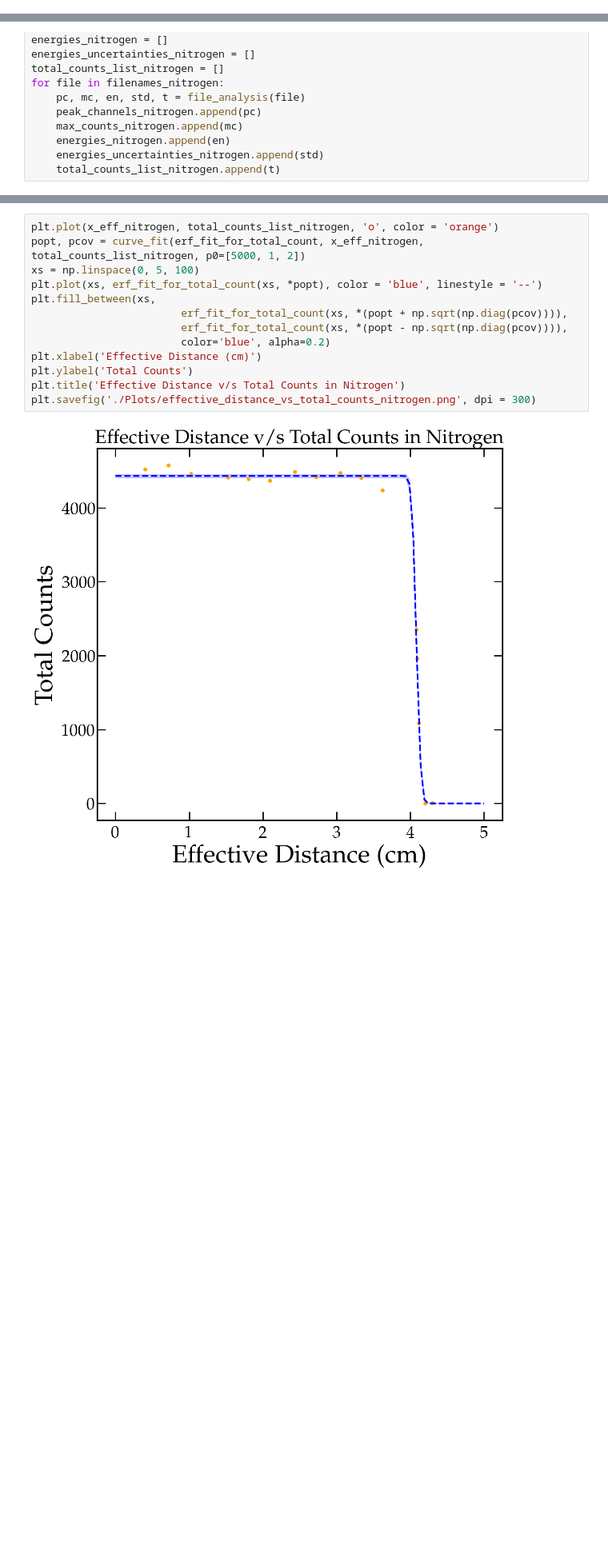
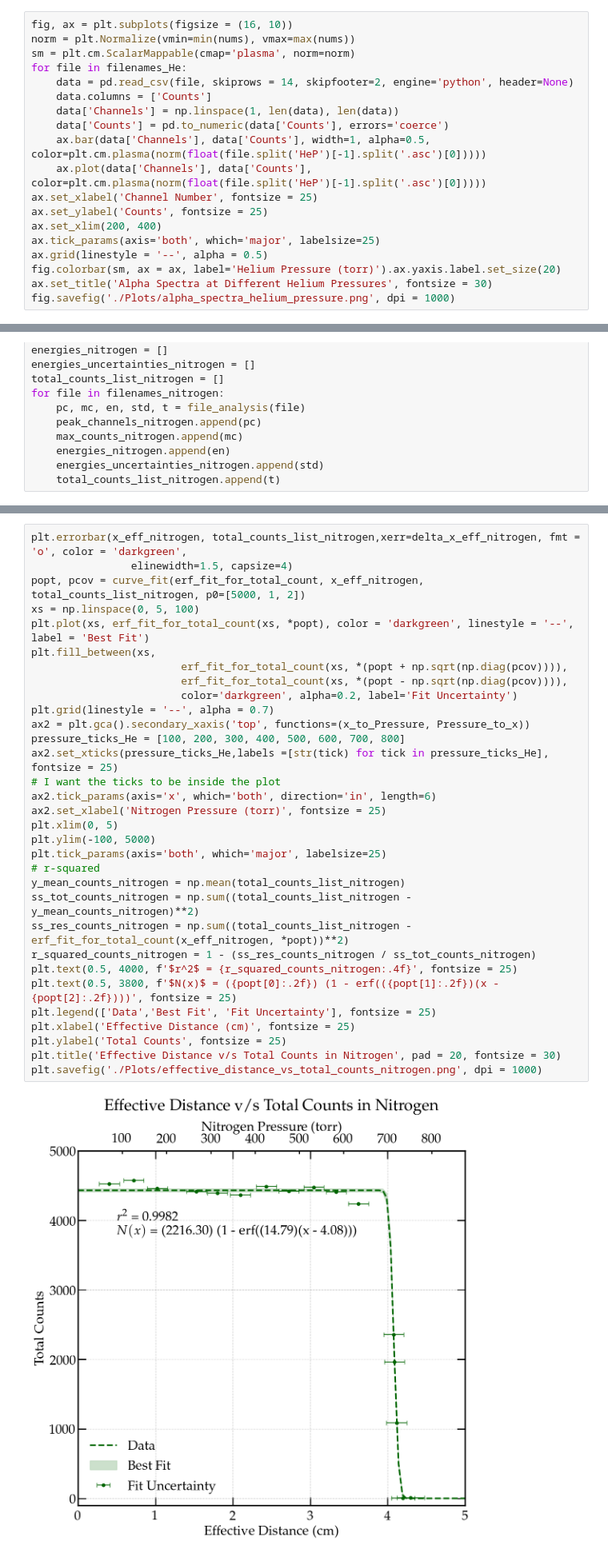
Before and after one commit to chinmayAmbasht/phys-403-alpha-range, a Jupyter notebook: day1.ipynb, the cells around one changed output, grey strips where cells are left out. Shown at 80% size. Drawn from its saved outputs; the diff is of its cells as text; blank space fills up the shorter version.

```diff
--- a/day1.ipynb
+++ b/day1.ipynb
@@ -403,3 +600,22 @@ for file in filenames_He:
     energies_He.append(en)
     energies_uncertainties_He.append(std)
     total_counts_list_He.append(t)
+# %%
+fig, ax = plt.subplots(figsize = (16, 10))
+norm = plt.Normalize(vmin=min(nums), vmax=max(nums))
+sm = plt.cm.ScalarMappable(cmap='plasma', norm=norm)
+for file in filenames_He:
+    data = pd.read_csv(file, skiprows = 14, skipfooter=2, engine='python', header=None)
+    data.columns = ['Counts']
+    data['Channels'] = np.linspace(1, len(data), len(data))
+    data['Counts'] = pd.to_numeric(data['Counts'], errors='coerce')
+    ax.bar(data['Channels'], data['Counts'], width=1, alpha=0.5, color=plt.cm.plasma(norm(float(file.split('HeP')[-1].split('.asc')[0]))))
+    ax.plot(data['Channels'], data['Counts'], color=plt.cm.plasma(norm(float(file.split('HeP')[-1].split('.asc')[0]))))
+ax.set_xlabel('Channel Number', fontsize = 25)
+ax.set_ylabel('Counts', fontsize = 25)
+ax.set_xlim(200, 400)
+ax.tick_params(axis='both', which='major', labelsize=25)
+ax.grid(linestyle = '--', alpha = 0.5)
+fig.colorbar(sm, ax = ax, label='Helium Pressure (torr)').ax.yaxis.label.set_size(20)
+ax.set_title('Alpha Spectra at Different Helium Pressures', fontsize = 30)
+fig.savefig('./Plots/alpha_spectra_helium_pressure.png', dpi = 1000)
@@ -461,15 +747,34 @@ for file in filenames_nitrogen:
 # %%
-plt.plot(x_eff_nitrogen, total_counts_list_nitrogen, 'o', color = 'orange')
+plt.errorbar(x_eff_nitrogen, total_counts_list_nitrogen,xerr=delta_x_eff_nitrogen, fmt = 'o', color = 'darkgreen',
+                elinewidth=1.5, capsize=4)
 popt, pcov = curve_fit(erf_fit_for_total_count, x_eff_nitrogen, total_counts_list_nitrogen, p0=[5000, 1, 2])
 xs = np.linspace(0, 5, 100)
-plt.plot(xs, erf_fit_for_total_count(xs, *popt), color = 'blue', linestyle = '--')
+plt.plot(xs, erf_fit_for_total_count(xs, *popt), color = 'darkgreen', linestyle = '--', label = 'Best Fit')
 plt.fill_between(xs,
                         erf_fit_for_total_count(xs, *(popt + np.sqrt(np.diag(pcov)))),
                         erf_fit_for_total_count(xs, *(popt - np.sqrt(np.diag(pcov)))),
-                        color='blue', alpha=0.2)
-plt.xlabel('Effective Distance (cm)')
-plt.ylabel('Total Counts')
-plt.title('Effective Distance v/s Total Counts in Nitrogen')
-plt.savefig('./Plots/effective_distance_vs_total_counts_nitrogen.png', dpi = 300)
+                        color='darkgreen', alpha=0.2, label='Fit Uncertainty')
+plt.grid(linestyle = '--', alpha = 0.7)
+ax2 = plt.gca().secondary_xaxis('top', functions=(x_to_Pressure, Pressure_to_x))
+pressure_ticks_He = [100, 200, 300, 400, 500, 600, 700, 800]
+ax2.set_xticks(pressure_ticks_He,labels =[str(tick) for tick in pressure_ticks_He], fontsize = 25)
+# I want the ticks to be inside the plot
+ax2.tick_params(axis='x', which='both', direction='in', length=6)
+ax2.set_xlabel('Nitrogen Pressure (torr)', fontsize = 25)
+plt.xlim(0, 5)
+plt.ylim(-100, 5000)
+plt.tick_params(axis='both', which='major', labelsize=25)
+# r-squared
+y_mean_counts_nitrogen = np.mean(total_counts_list_nitrogen)
+ss_tot_counts_nitrogen = np.sum((total_counts_list_nitrogen - y_mean_counts_nitrogen)**2)
+ss_res_counts_nitrogen = np.sum((total_counts_list_nitrogen - erf_fit_for_total_count(x_eff_nitrogen, *popt))**2)
+r_squared_counts_nitrogen = 1 - (ss_res_counts_nitrogen / ss_tot_counts_nitrogen)
+plt.text(0.5, 4000, f'$r^2$ = {r_squared_counts_nitrogen:.4f}', fontsize = 25)
+plt.text(0.5, 3800, f'$N(x)$ = ({popt[0]:.2f}) (1 - erf(({popt[1]:.2f})(x - {popt[2]:.2f})))', fontsize = 25)
+plt.legend(['Data','Best Fit', 'Fit Uncertainty'], fontsize = 25)
+plt.xlabel('Effective Distance (cm)', fontsize = 25)
+plt.ylabel('Total Counts', fontsize = 25)
+plt.title('Effective Distance v/s Total Counts in Nitrogen', pad = 20, fontsize = 30)
+plt.savefig('./Plots/effective_distance_vs_total_counts_nitrogen.png', dpi = 1000)
 # %% [output]
-[figure, old version]
+[figure, new version]
```
Also changed, not shown: parts of 18 cells of this notebook, 14 other files.
